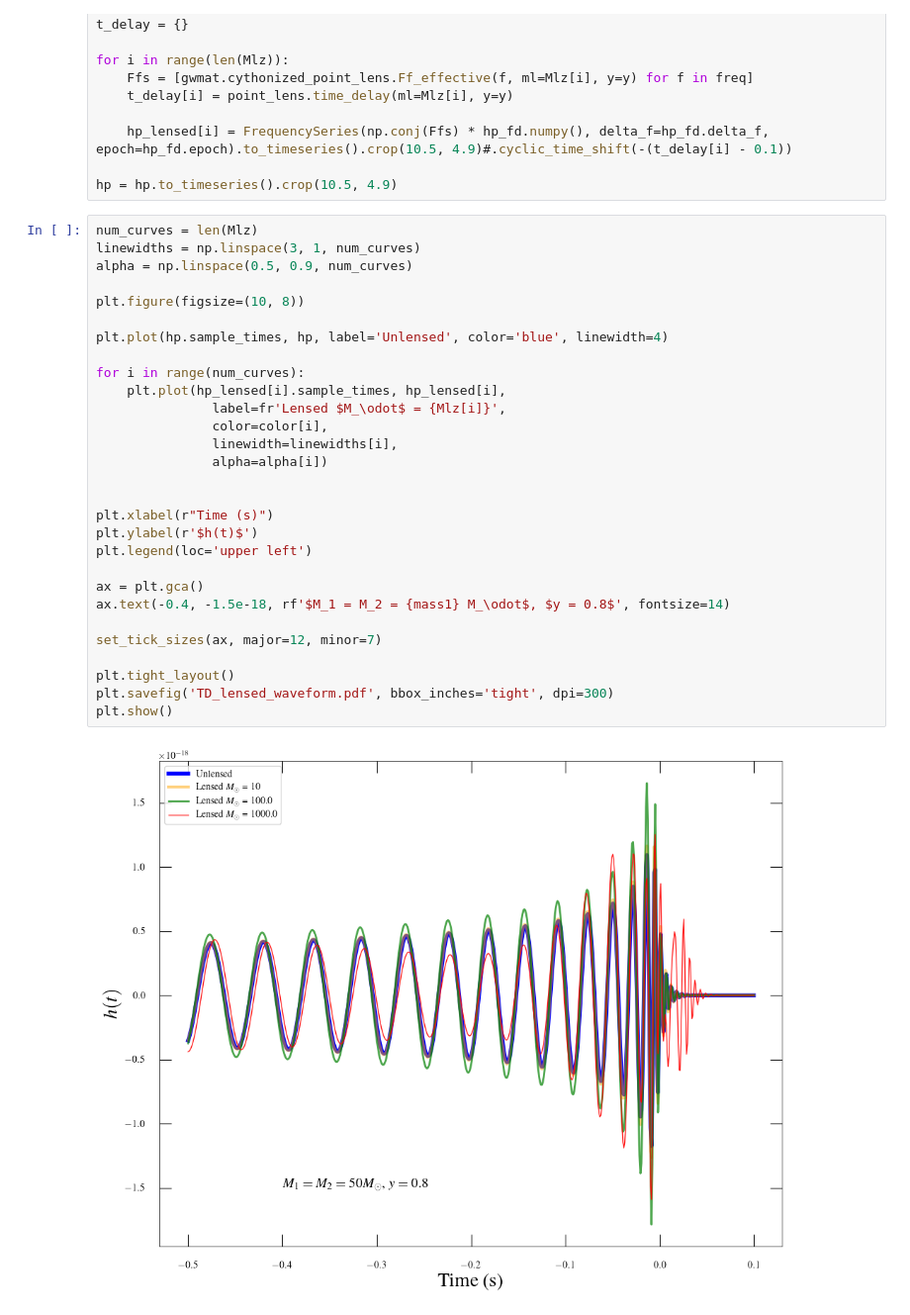
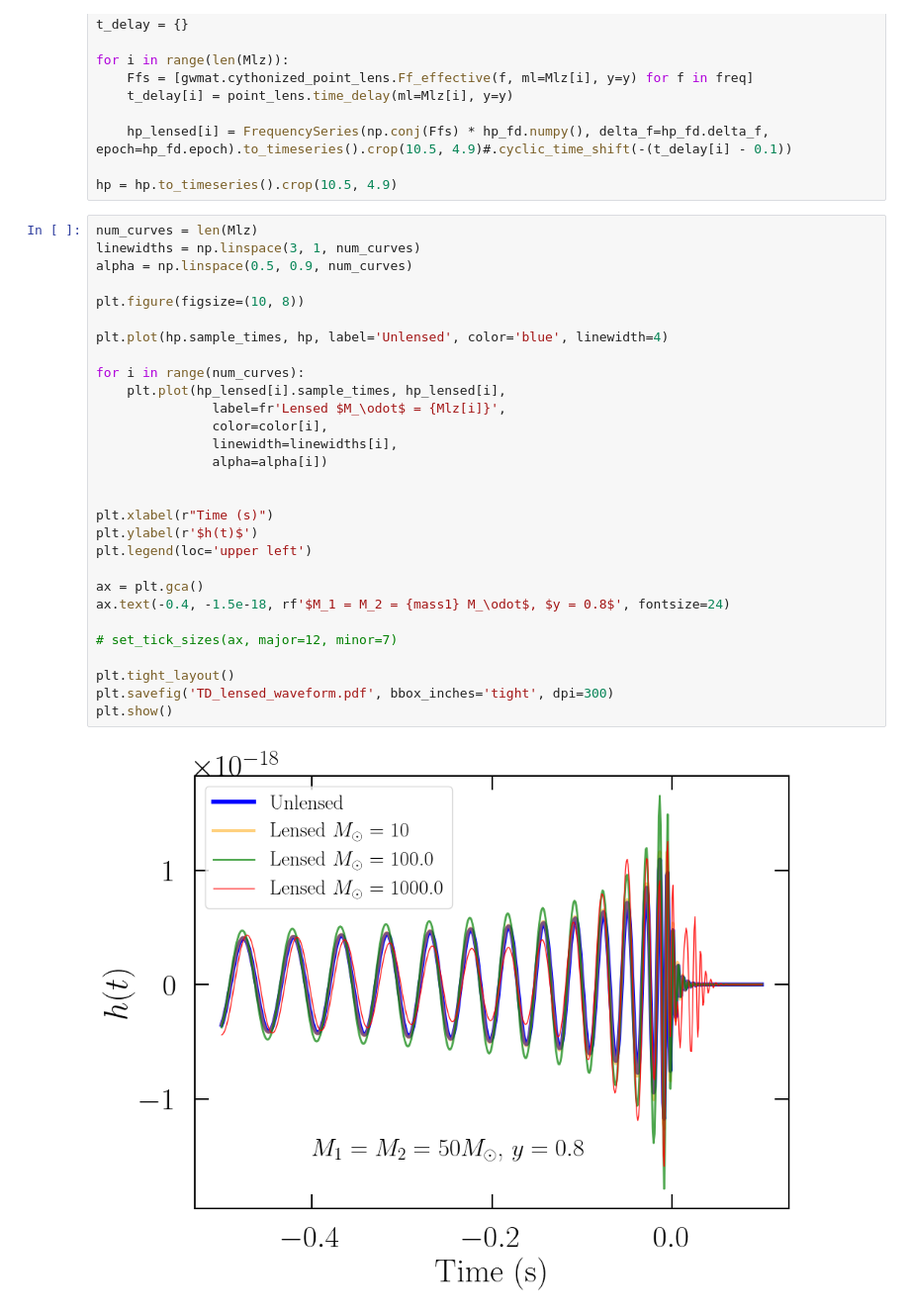
Before and after one commit to AfrozSaqlain/Eccentricity_vs_Lensed, a Jupyter notebook: notebooks/lensing_waveform.ipynb, the cells around one changed output. Shown at 99% size. Saved outputs shown, nothing was run; the diff lists cells and outputs as text.

```diff
--- a/notebooks/lensing_waveform.ipynb
+++ b/notebooks/lensing_waveform.ipynb
@@ -215,31 +237,31 @@ hp = hp.to_timeseries().crop(10.5, 4.9)
 # %%
 num_curves = len(Mlz)
 linewidths = np.linspace(3, 1, num_curves)
 alpha = np.linspace(0.5, 0.9, num_curves)
 
 plt.figure(figsize=(10, 8))
 
 plt.plot(hp.sample_times, hp, label='Unlensed', color='blue', linewidth=4)
 
 for i in range(num_curves):
     plt.plot(hp_lensed[i].sample_times, hp_lensed[i],
                label=fr'Lensed $M_\odot$ = {Mlz[i]}',
                color=color[i],
                linewidth=linewidths[i],
                alpha=alpha[i])
 
 
 plt.xlabel(r"Time (s)")
 plt.ylabel(r'$h(t)$')
 plt.legend(loc='upper left')
 
 ax = plt.gca()
-ax.text(-0.4, -1.5e-18, rf'$M_1 = M_2 = {mass1} M_\odot$, $y = 0.8$', fontsize=14)
+ax.text(-0.4, -1.5e-18, rf'$M_1 = M_2 = {mass1} M_\odot$, $y = 0.8$', fontsize=24)
 
-set_tick_sizes(ax, major=12, minor=7)
+# set_tick_sizes(ax, major=12, minor=7)
 
 plt.tight_layout()
 plt.savefig('TD_lensed_waveform.pdf', bbox_inches='tight', dpi=300)
 plt.show()
 # %% [output]
-[figure, old version]
+[figure, new version]
```
Also changed, not shown: parts of 3 cells of this notebook, 24 other files.
